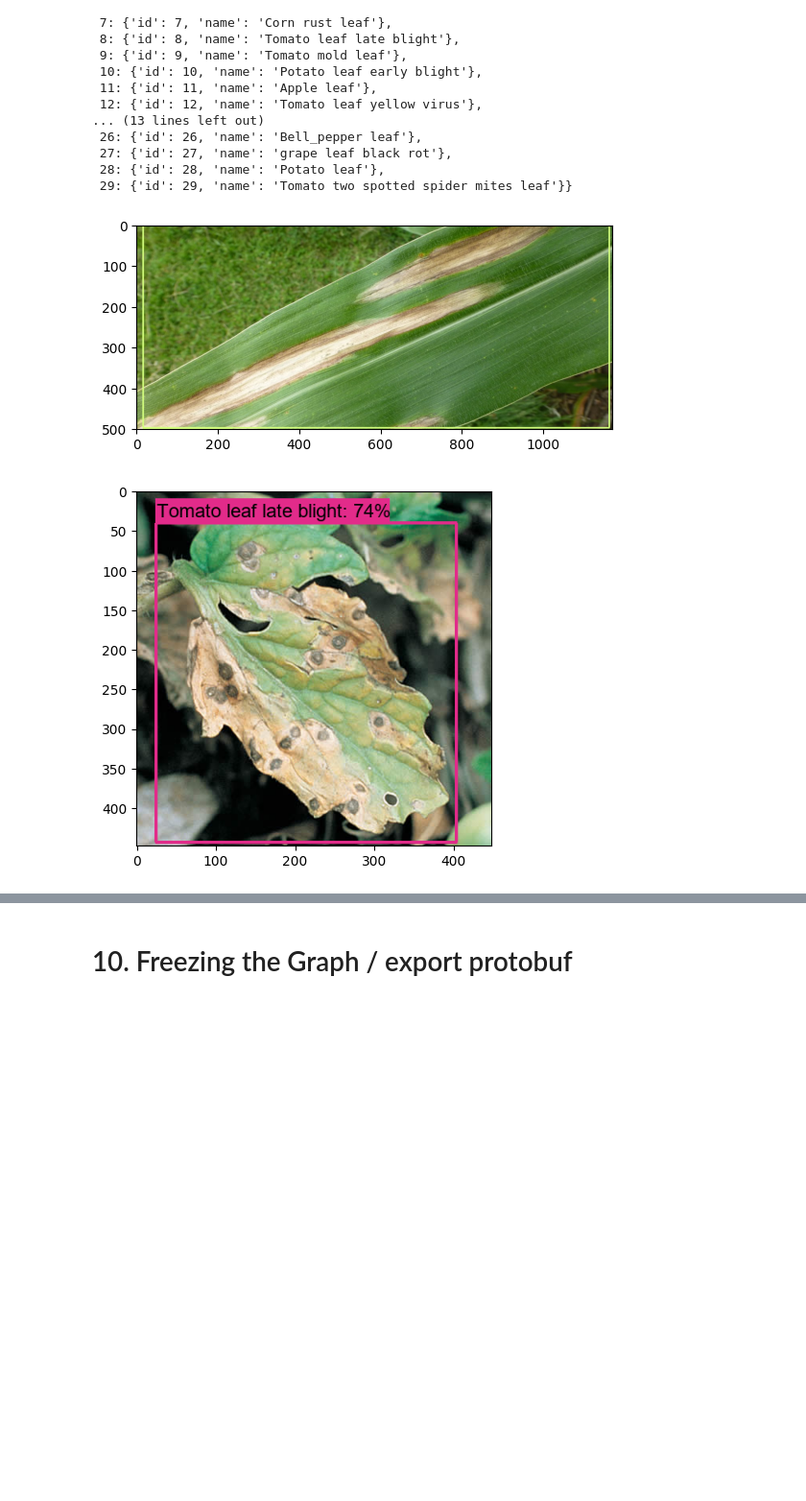
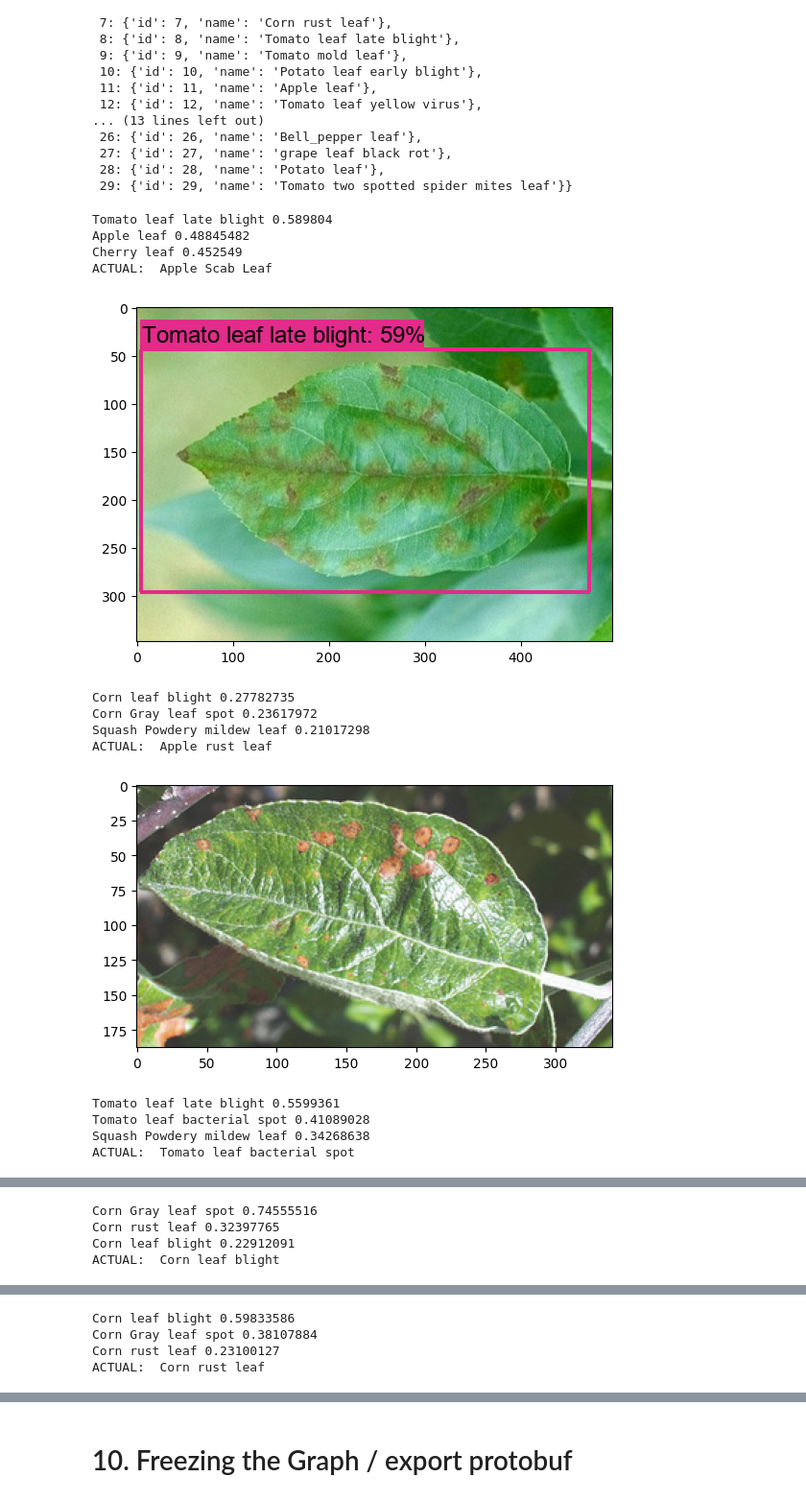
Before and after one commit to gammaraysky/tf_objectiondetection, a Jupyter notebook: plant_disease_detection_tfod_ssd_resnet101fpn.ipynb, the cells around one changed output, grey strips where cells are left out. Shown at 96% size. Drawn from its saved outputs; the diff is of its cells as text; code cells hidden in the pictures; blank space fills up the shorter version.

```diff
--- a/plant_disease_detection_tfod_ssd_resnet101fpn.ipynb
+++ b/plant_disease_detection_tfod_ssd_resnet101fpn.ipynb
@@ -788,16 +958,37 @@ category_index
  28: {'id': 28, 'name': 'Potato leaf'},
  29: {'id': 29, 'name': 'Tomato two spotted spider mites leaf'}}
 # %%
+import xml.etree.ElementTree as ET
+
+def printgroundtruthlabel(imagefilename):
+    labelfn = imagefilename[:-4] + '.xml'
+    # print(labelfn)
+
+    tree = ET.parse(labelfn)
+
+    root = tree.getroot()
+
+    for child in root:
+        if child.tag == 'object':
+            for child2 in child:
+                if child2.tag == 'name':
+                    print('ACTUAL: ', child2.text)
+
+    # tree.write(xmlpath)
+
+
 def predict_one_image(imagefilename):
 
+    # read & preprocess image
     img = cv2.imread(imagefilename)
     image_np = np.array(img)
-
     input_tensor = tf.convert_to_tensor(np.expand_dims(image_np, 0), dtype=tf.float32)
     image,shapes = resizeimage(input_tensor)
+
+    # run model prediction
     detections = detect_fn(image,shapes)
 
-
+    # parse prediction results
     num_detections = int(detections.pop('num_detections'))
     detections = {key: value[0, :num_detections].numpy()
                 for key, value in detections.items()}
@@ -806,10 +997,22 @@ def predict_one_image(imagefilename):
     # detection_classes should be ints.
     detections['detection_classes'] = detections['detection_classes'].astype(np.int64)
 
-
     label_id_offset = 1
     image_np_with_detections = image_np.copy()
 
+    # optional additional printing of ground truth labels, and prediction scores
+    idx = detections['detection_classes']+label_id_offset
+    # scores = [d for d in detections['detection_scores'] if d>0.4]
+    scores = detections['detection_scores']
+
+    for i in range(3): #range(len(scores))
+        print(category_index[idx[i]]['name'], scores[i])
+
+    printgroundtruthlabel(imagefilename)
+
+
+    # plot image with detected bounding box labels using tfod helper function
+    # which I couldn't get to show ground truth labels, not sure why, hence the additional text printouts above.
     viz_utils.visualize_boxes_and_labels_on_image_array(
                 image_np_with_detections,
                 detections['detection_boxes'],
@@ -826,9 +1029,21 @@ def predict_one_image(imagefilename):
 # %%
 testfiles = os.listdir(os.path.join(paths['IMAGE_PATH'], 'TEST'))
 testfiles = [t for t in testfiles if t[-4:]=='.jpg']
 
-for f in testfiles[20:30]:
+for f in testfiles[10:20]:
     predict_one_image(os.path.join(paths['IMAGE_PATH'], 'TEST', f))
 # %% [output]
+Tomato leaf late blight 0.589804
+Apple leaf 0.48845482
+Cherry leaf 0.452549
+ACTUAL:  Apple Scab Leaf
-[figure, old version]
+[figure, new version]
+Corn leaf blight 0.27782735
+Corn Gray leaf spot 0.23617972
+Squash Powdery mildew leaf 0.21017298
+ACTUAL:  Apple rust leaf
-[figure, old version]
+[figure, new version]
+Tomato leaf late blight 0.5599361
+Tomato leaf bacterial spot 0.41089028
+Squash Powdery mildew leaf 0.34268638
+ACTUAL:  Tomato leaf bacterial spot
@@ -835,0 +1051,4 @@ for f in testfiles[20:30]:
+Corn Gray leaf spot 0.74555516
+Corn rust leaf 0.32397765
+Corn leaf blight 0.22912091
+ACTUAL:  Corn leaf blight
@@ -836,0 +1056,4 @@ for f in testfiles[20:30]:
+Corn leaf blight 0.59833586
+Corn Gray leaf spot 0.38107884
+Corn rust leaf 0.23100127
+ACTUAL:  Corn rust leaf
```
Also changed, not shown: parts of 13 cells of this notebook.
